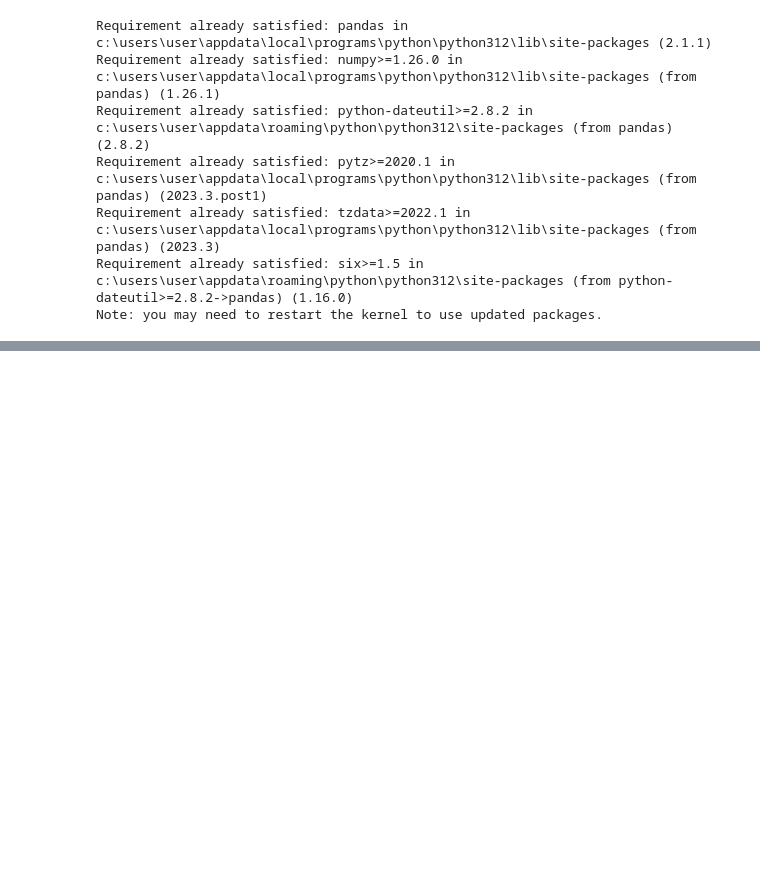
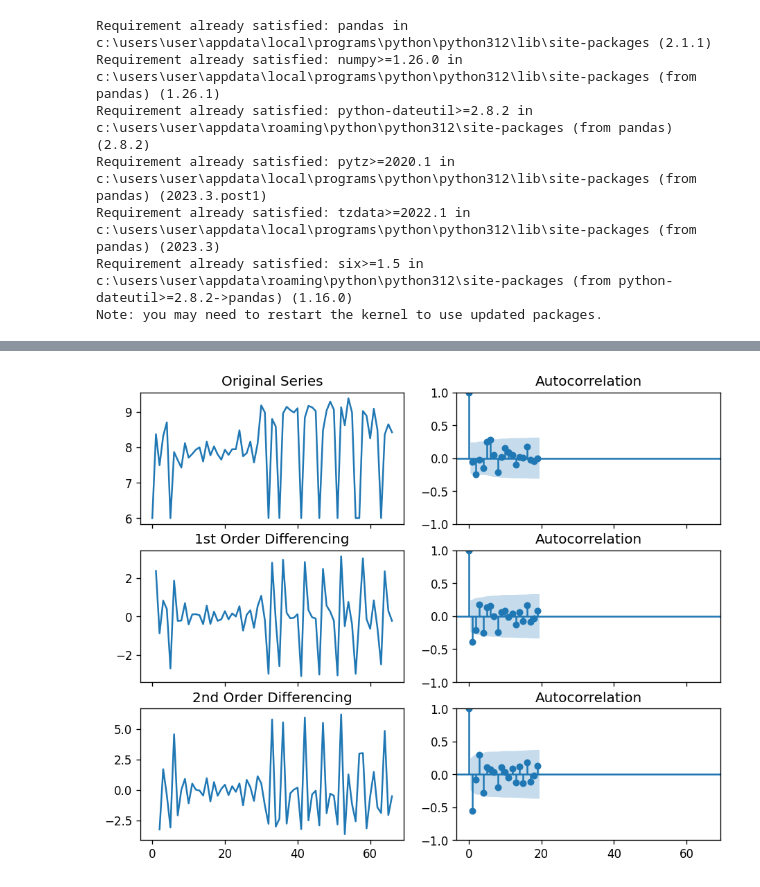
Before and after one commit to kenziehh/SmartHome, a Jupyter notebook: prediction.ipynb, the cells around one changed output, grey strips where cells are left out. Cells and saved outputs as stored; diff of their text form; code cells hidden in the pictures; blank space fills up the shorter version.

```diff
--- a/prediction.ipynb
+++ b/prediction.ipynb
@@ -80,0 +178,21 @@ Freq: D, Name: predicted_mean, dtype: float64
+# %%
+from statsmodels.graphics.tsaplots import plot_acf, plot_pacf
+import matplotlib.pyplot as plt
+plt.rcParams.update({'figure.figsize':(9,7), 'figure.dpi':120})
+
+# Original Series
+fig, axes = plt.subplots(3, 2, sharex=True)
+axes[0, 0].plot(df['Energy Consumption (kWh)']); axes[0, 0].set_title('Original Series')
+plot_acf(df['Energy Consumption (kWh)'], ax=axes[0, 1])
+
+# 1st Differencing
+axes[1, 0].plot(df['Energy Consumption (kWh)'].diff()); axes[1, 0].set_title('1st Order Differencing')
+plot_acf(df['Energy Consumption (kWh)'].diff().dropna(), ax=axes[1, 1])
+
+# 2nd Differencing
+axes[2, 0].plot(df['Energy Consumption (kWh)'].diff().diff()); axes[2, 0].set_title('2nd Order Differencing')
+plot_acf(df['Energy Consumption (kWh)'].diff().diff().dropna(), ax=axes[2, 1])
+
+plt.show()
+# %% [output]
+[figure, added]
```
Also changed, not shown: parts of 18 cells of this notebook, 3 other files.
